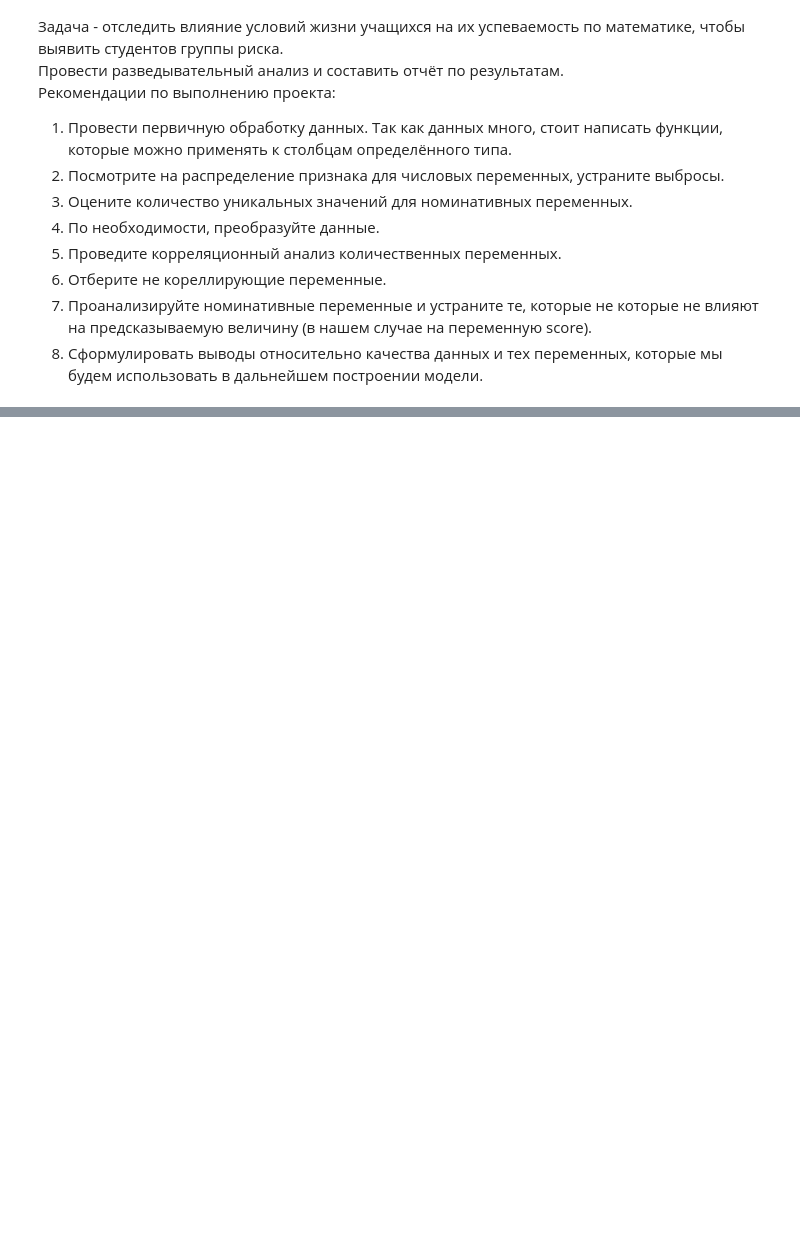
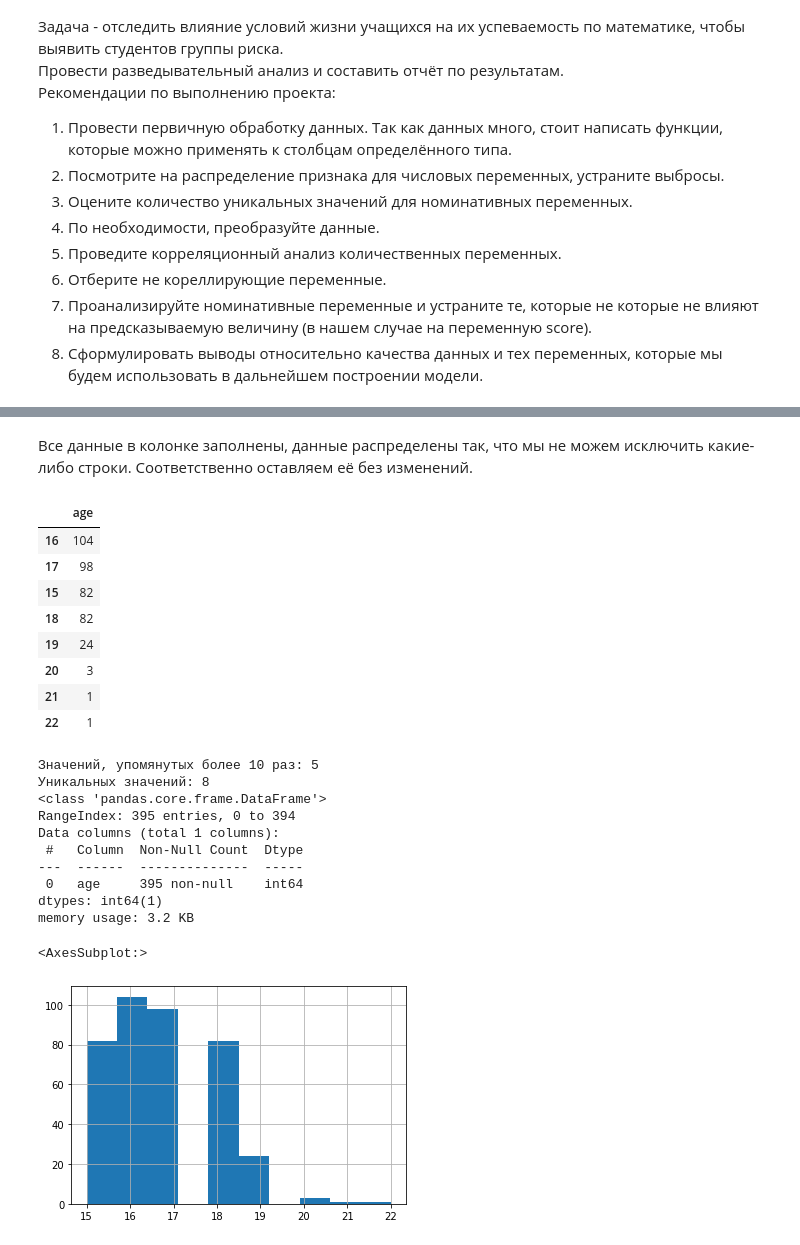
Before and after one commit to lermontoff123/Projekts, a Jupyter notebook: 3. Analyst/Analys.ipynb, the cells around one changed output, grey strips where cells are left out. Cells and saved outputs as stored; diff of their text form; code cells hidden in the pictures; blank space fills up the shorter version.

```diff
--- a/3. Analyst/Analys.ipynb
+++ b/3. Analyst/Analys.ipynb
@@ -68,0 +111,2 @@ stud.describe()
+# %%
+stud.drop(['studytime, granular'], inplace = True, axis = 1) # исключаем колонку studytime, granular
@@ -68,0 +155,33 @@ stud.describe()
+# %% [markdown]
+Все данные в колонке заполнены, данные распределены так, что мы не можем исключить какие- либо строки. Соответственно оставляем её без изменений.
+# %%
+# Изучим данные age
+# Столбец age числовой и без пропусков. Построим его распределение.
+c1 = pd.DataFrame(stud.age.value_counts())
+display(c1)
+print('Значений, упомянутых более 10 раз:', (stud.age.value_counts() > 10).sum())
+print('Уникальных значений:', stud.age.nunique())
+stud.loc[:, ['age']].info()
+stud.age.hist()
+# %% [output]
+|  | age |
+| 16 | 104 |
+| 17 | 98 |
+| 15 | 82 |
+| 18 | 82 |
+| 19 | 24 |
+| 20 | 3 |
+| 21 | 1 |
+| 22 | 1 |
+Значений, упомянутых более 10 раз: 5
+Уникальных значений: 8
+<class 'pandas.core.frame.DataFrame'>
+RangeIndex: 395 entries, 0 to 394
+Data columns (total 1 columns):
+ #   Column  Non-Null Count  Dtype
+---  ------  --------------  -----
+ 0   age     395 non-null    int64
+dtypes: int64(1)
+memory usage: 3.2 KB
+<AxesSubplot:>
+[figure, added]
```
Also changed, not shown: parts of 22 cells of this notebook.
